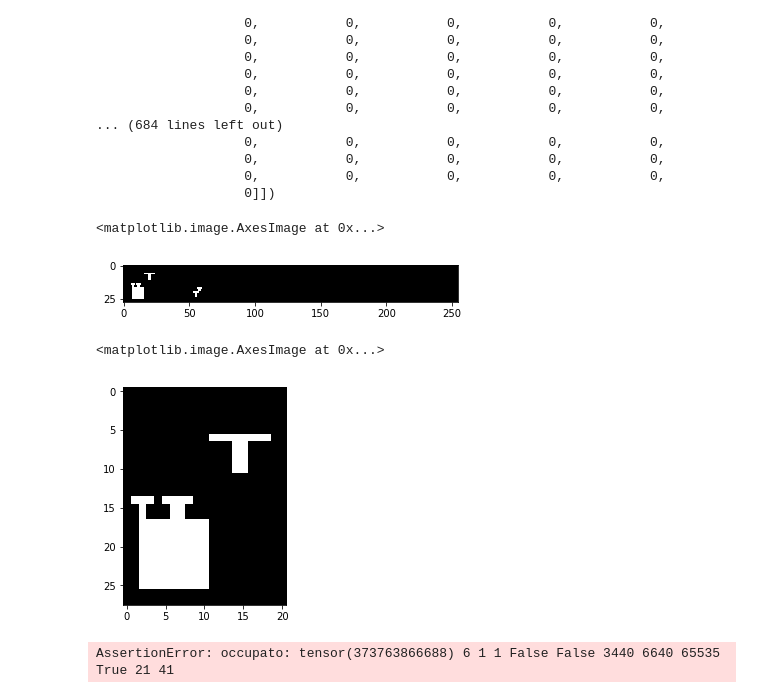
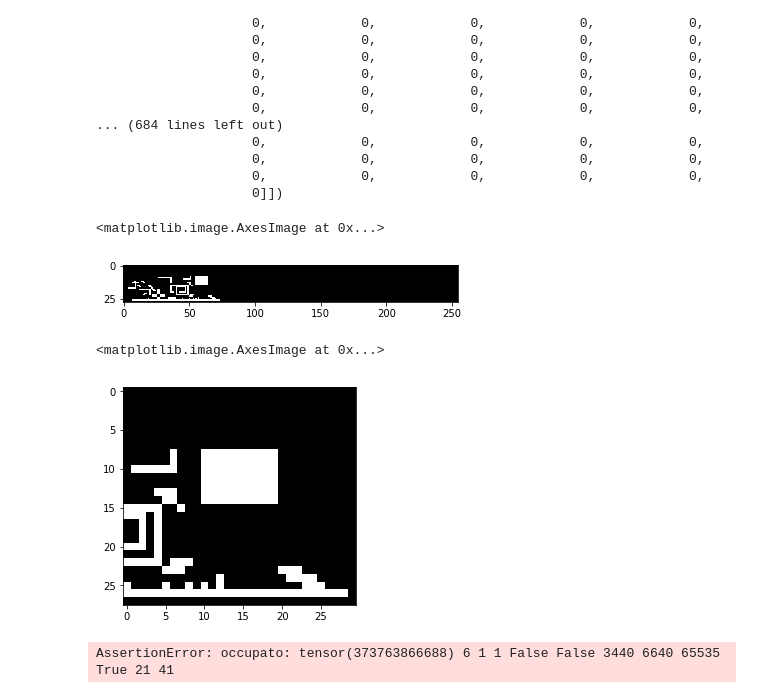
Before and after one commit to Jaeger87/Super-Mario-Deep-Maker-2, a Jupyter notebook: SuperMarioDeepMaker2.ipynb, the cells around one changed output. Saved outputs shown, nothing was run; the diff lists cells and outputs as text; code cells hidden in the pictures.

```diff
--- a/SuperMarioDeepMaker2.ipynb
+++ b/SuperMarioDeepMaker2.ipynb
@@ -699,12 +699,11 @@ class LevelArea(ObjectBytes):
 
 
             if objectMM.shape == 1: #Forma T
-                bonusPari = 1 if objectMM.objectWidth % 2 == 0 else 0
                 for i in range (0,objectMM.objectWidth):
-                    self.setCellMatrix(matrix, objectMM, layer, objectMM.yPosition + objectMM.objectHeight - 1, objectMM.xPosition + i + bonusPari, i == 0)
+                    self.setCellMatrix(matrix, objectMM, layer, objectMM.yPosition + objectMM.objectHeight - 1, objectMM.xPosition + i, i == 0)
                 mediumPoint = objectMM.xPosition + (objectMM.objectWidth // 2)
                 if objectMM.objectWidth % 2 == 0:
-                    matrix[objectMM.layer][objectMM.yPosition:(objectMM.yPosition + objectMM.objectHeight - 1), mediumPoint : mediumPoint + 2] = objectMM.flagsType
+                    matrix[objectMM.layer][objectMM.yPosition:(objectMM.yPosition + objectMM.objectHeight - 1), mediumPoint - 1 : mediumPoint + 1] = objectMM.flagsType
                 else:
                     matrix[objectMM.layer][objectMM.yPosition:(objectMM.yPosition + objectMM.objectHeight - 1), mediumPoint] = objectMM.flagsType
                 continue
@@ -712,10 +711,10 @@ class LevelArea(ObjectBytes):
             if objectMM.shape == 2: #forma gentle
                 rotation = objectMM.objectFlags.to_bytes(4, 'little')[2]
                 if (objectMM.objectType == 87 and (rotation == 48 or rotation == 16)):
-                    self.setCellMatrix(matrix, objectMM, layer, objectMM.yPosition - objectMM.objectHeight + 2, objectMM.xPosition + objectMM.objectWidth - 1, True)
+                    self.setCellMatrix(matrix, objectMM, layer, objectMM.yPosition, objectMM.xPosition + objectMM.objectWidth - 1, True)
                     for i in range(1, objectMM.objectWidth - 1, 2):#discesa
-                        matrix[objectMM.layer][(objectMM.yPosition - (i // 2)):(objectMM.yPosition - (i // 2) + 2), objectMM.xPosition + i : objectMM.xPosition + i + 2] = objectMM.flagsType
-                    self.setCellMatrix(matrix, objectMM, layer, objectMM.yPosition + 1, objectMM.xPosition, False)
+                        matrix[objectMM.layer][(objectMM.yPosition - (i // 2) + 1):(objectMM.yPosition - (i // 2) + 3), objectMM.xPosition + i : objectMM.xPosition + i + 2] = objectMM.flagsType
+                    self.setCellMatrix(matrix, objectMM, layer, objectMM.yPosition + 2, objectMM.xPosition, False)
                 elif (objectMM.objectType == 87 and (rotation == 0 or rotation == 32)):
                     self.setCellMatrix(matrix, objectMM, layer, objectMM.yPosition, objectMM.xPosition, True)
                     for i in range(1, objectMM.objectWidth - 1, 2):#salita
@@ -1079,7 +1078,7 @@ levelsError
 # %%
 testM = MarioMaker2File()
 testM.fromBytes(leveldata)
-asd = testM.mainLevelArea.toPytorchMatrix()[8]
+asd = testM.mainLevelArea.toPytorchMatrix()[1]
 torch.set_printoptions(edgeitems=60)
 asd
 # %% [output]
@@ -1104,12 +1103,12 @@ tensor([[          0,           0,           0,           0,           0,
 plt.imshow(torch.flip(asd, [-2]), cmap='gray', vmin=0, vmax=1)
 # %% [output]
 <matplotlib.image.AxesImage at 0x...>
-[figure, old version]
+[figure, new version]
 # %%
-plt.imshow(torch.flip(asd[:,5:26], [-2]), cmap='gray', vmin=0, vmax=1)
+plt.imshow(torch.flip(asd[:,45:75], [-2]), cmap='gray', vmin=0, vmax=1)
 # %% [output]
 <matplotlib.image.AxesImage at 0x...>
-[figure, old version]
+[figure, new version]
 # %%
 for levelMM in tqdm(marioMakerLevels):
     levelMM.mainLevelArea.toPytorchMatrix()
```
Also changed, not shown: parts of 4 cells of this notebook.
